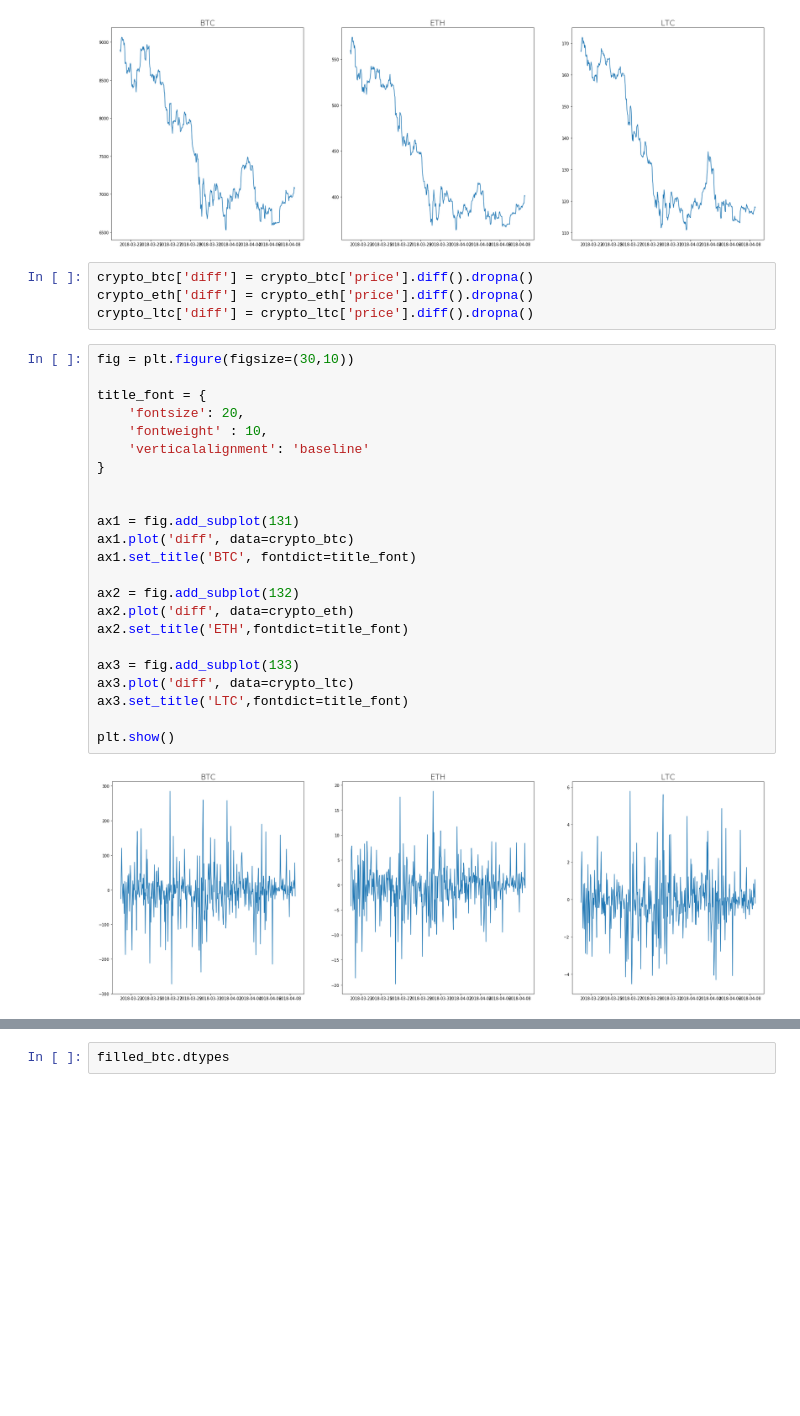
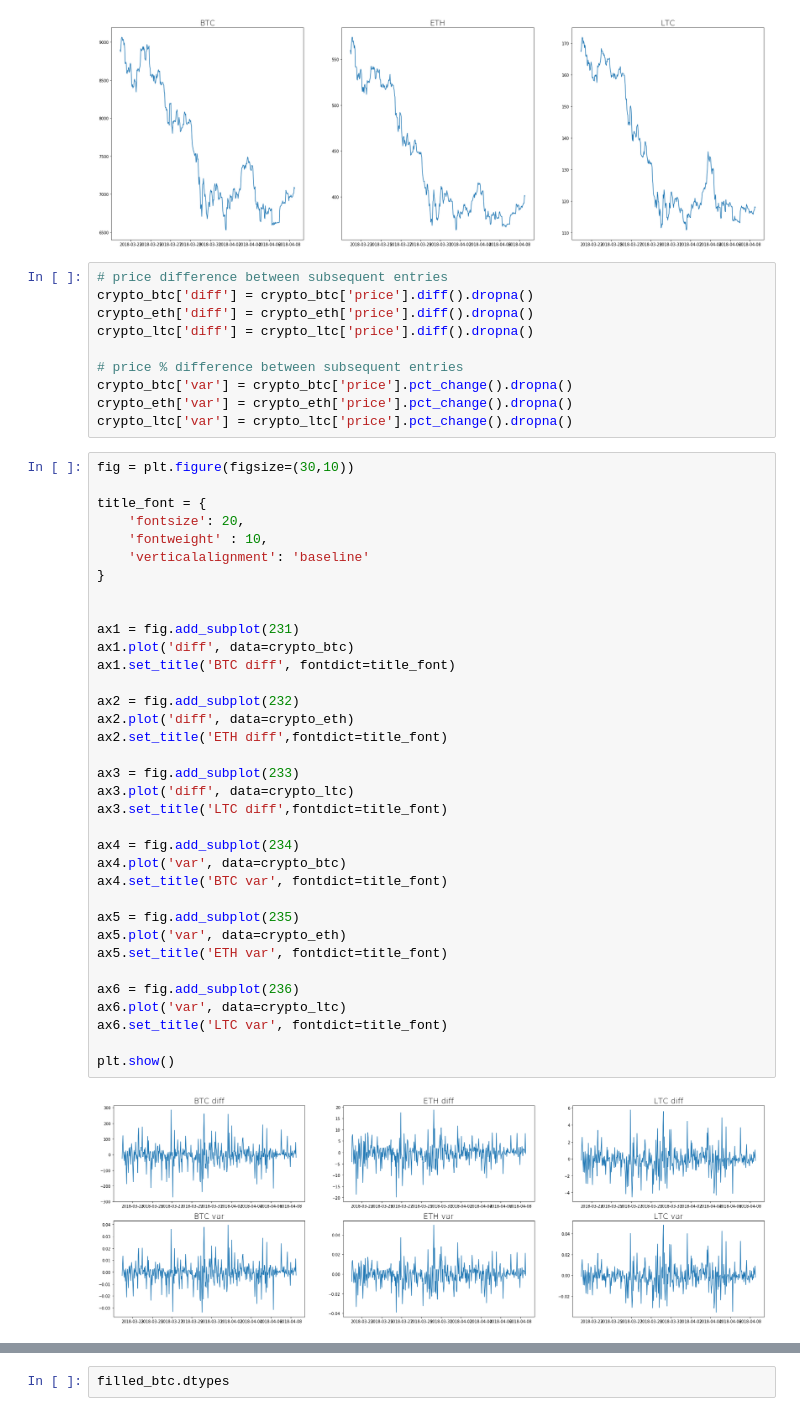
Before and after one commit to tonca/cryptocashtags, a Jupyter notebook: notebooks/Linear_Regression.ipynb, the cells around one changed output, grey strips where cells are left out. Saved outputs shown, nothing was run; the diff lists cells and outputs as text; blank space fills up the shorter version.

```diff
--- a/notebooks/Linear_Regression.ipynb
+++ b/notebooks/Linear_Regression.ipynb
@@ -202,32 +202,50 @@ plt.show()
 # %% [output]
 [figure]
 # %%
+# price difference between subsequent entries
 crypto_btc['diff'] = crypto_btc['price'].diff().dropna()
 crypto_eth['diff'] = crypto_eth['price'].diff().dropna()
 crypto_ltc['diff'] = crypto_ltc['price'].diff().dropna()
+
+# price % difference between subsequent entries
+crypto_btc['var'] = crypto_btc['price'].pct_change().dropna()
+crypto_eth['var'] = crypto_eth['price'].pct_change().dropna()
+crypto_ltc['var'] = crypto_ltc['price'].pct_change().dropna()
 # %%
 fig = plt.figure(figsize=(30,10))
 
 title_font = {
     'fontsize': 20,
     'fontweight' : 10,
     'verticalalignment': 'baseline'
 }
 
 
-ax1 = fig.add_subplot(131)
+ax1 = fig.add_subplot(231)
 ax1.plot('diff', data=crypto_btc)
-ax1.set_title('BTC', fontdict=title_font)
+ax1.set_title('BTC diff', fontdict=title_font)
 
-ax2 = fig.add_subplot(132)
+ax2 = fig.add_subplot(232)
 ax2.plot('diff', data=crypto_eth)
-ax2.set_title('ETH',fontdict=title_font)
+ax2.set_title('ETH diff',fontdict=title_font)
 
-ax3 = fig.add_subplot(133)
+ax3 = fig.add_subplot(233)
 ax3.plot('diff', data=crypto_ltc)
-ax3.set_title('LTC',fontdict=title_font)
+ax3.set_title('LTC diff',fontdict=title_font)
+
+ax4 = fig.add_subplot(234)
+ax4.plot('var', data=crypto_btc)
+ax4.set_title('BTC var', fontdict=title_font)
+
+ax5 = fig.add_subplot(235)
+ax5.plot('var', data=crypto_eth)
+ax5.set_title('ETH var', fontdict=title_font)
+
+ax6 = fig.add_subplot(236)
+ax6.plot('var', data=crypto_ltc)
+ax6.set_title('LTC var', fontdict=title_font)
 
 plt.show()
 # %% [output]
-[figure, old version]
+[figure, new version]
 # %% [markdown]
```
Also changed, not shown: parts of 25 cells of this notebook.
